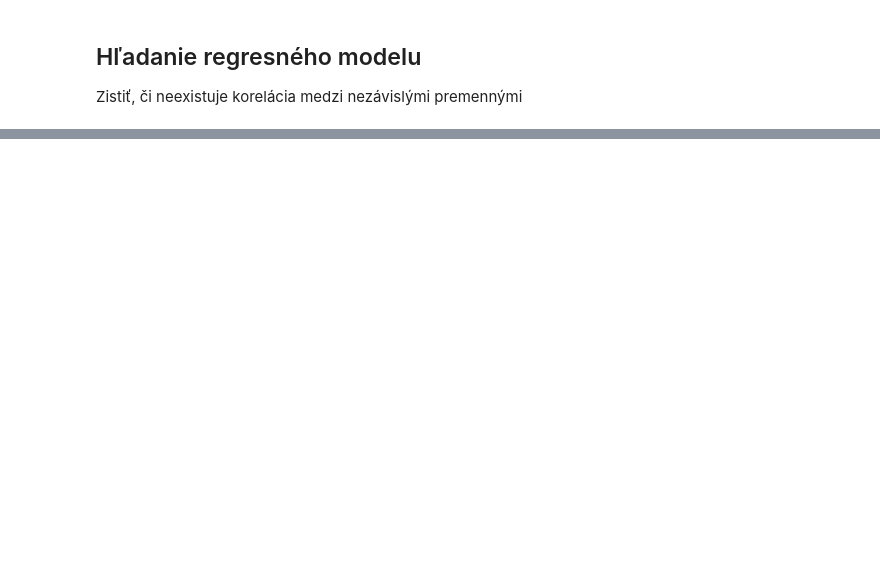
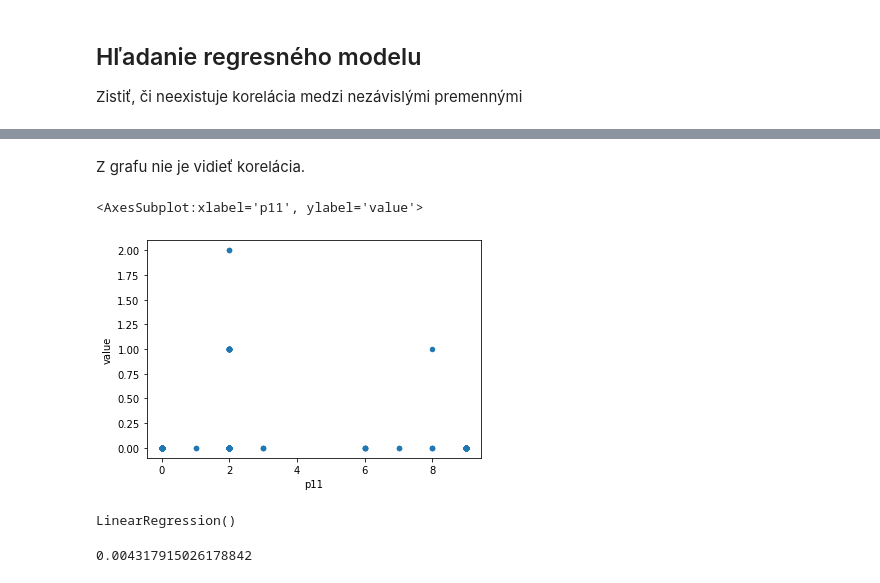
Before and after one commit to natal1H/IZV-project, a Jupyter notebook: stat.ipynb, the cells around one changed output, grey strips where cells are left out. Cells and saved outputs as stored; diff of their text form; code cells hidden in the pictures; blank space fills up the shorter version.

```diff
--- a/stat.ipynb
+++ b/stat.ipynb
@@ -52,4 +72,4 @@ Hodnota musí byť celé číslo **>= 0**.
 # %% [markdown]
 ### Odstrániť hodnôt mimo rozsah zo stĺpcov *p11*, *p13a* a *p13b*
 # %%
-data = data.query('p11 >= 0 & p11 <= 9 & p13a >= 0 & p13b >= 0')
+data = data.query('p11 >= 0 & p11 <= 9 & p11 != 4 & p11 != 5 & p13a >= 0 & p13b >= 0')
@@ -62,0 +93,31 @@ sns.pairplot(data.sample(1000)[["p11", "p13a","p13b"]])
+# %% [markdown]
+Z grafu nie je vidieť korelácia.
+# %%
+data["value"] = data["p13a"] + data["p13b"]
+# %%
+data.sample(1000).plot.scatter(x="p11", y="value")
+# %% [output]
+<AxesSubplot:xlabel='p11', ylabel='value'>
+[figure, added]
+# %%
+# vytvoříme pole příznaků
+ks = []
+ks += ["p11"]
+
+# Vytvoříme vektory X a y
+X = data[ks].astype("int32")
+y = data["value"]
+
+# Spustíme trénování
+model = LinearRegression()
+model.fit(X, y)
+# %% [output]
+LinearRegression()
+# %%
+# Vypíšme kvalitu a koeficienty
+print(model.score(X, y))
+
+# Určíme predikovanou hodnotu
+data["predicted"] = model.predict(X)
+# %% [output]
+0.004317915026178842
```
Also changed, not shown: parts of 5 cells of this notebook.
